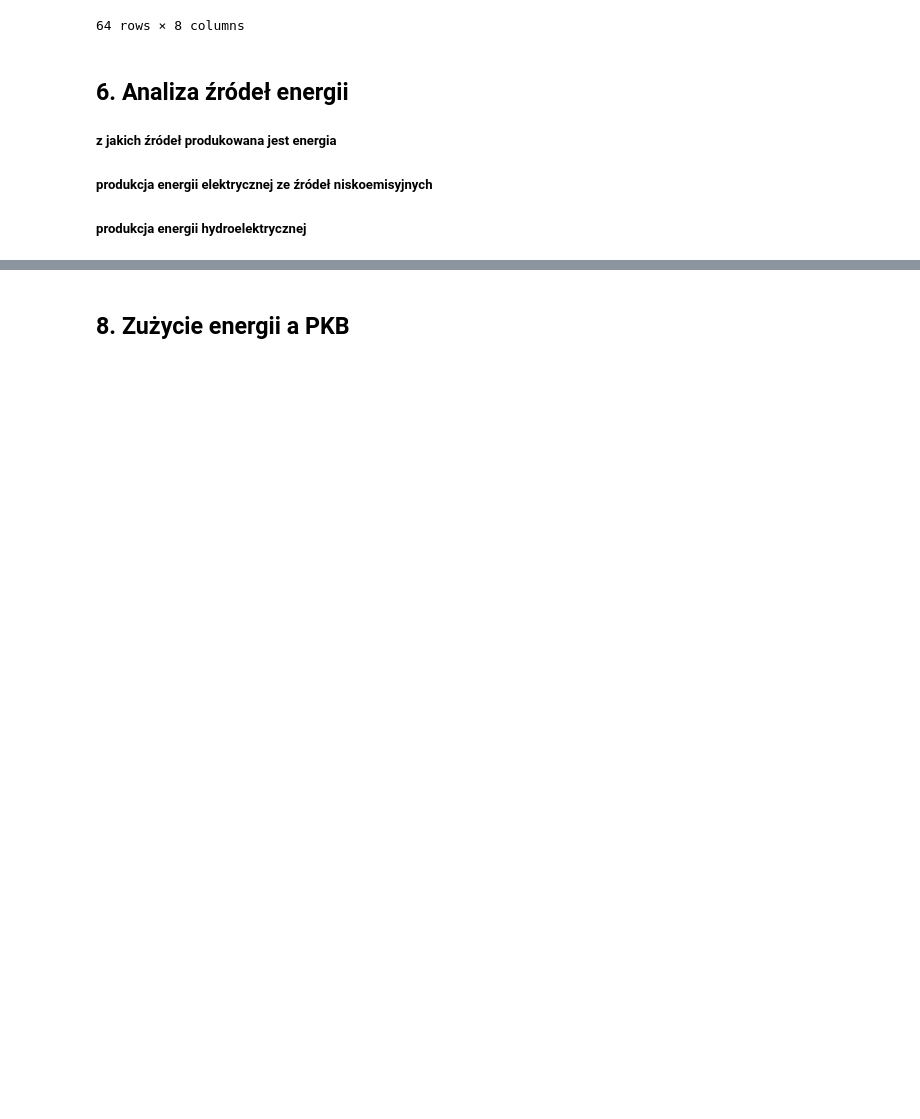
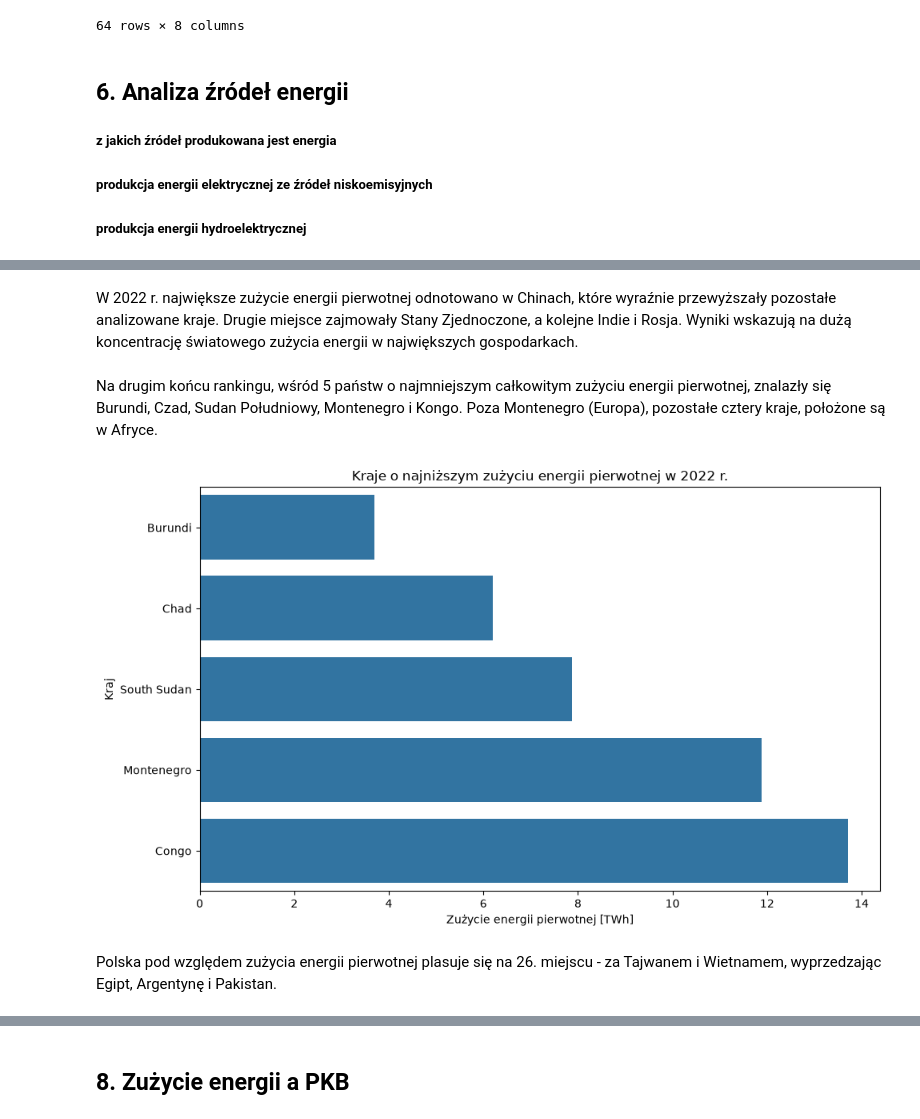
Before and after one commit to olaramota-beep/AWDP-projekt-do-oddania, a Jupyter notebook: Wstęp.ipynb, the cells around one changed output, grey strips where cells are left out. Cells and saved outputs as stored; diff of their text form; code cells hidden in the pictures; blank space fills up the shorter version.

```diff
--- a/Wstęp.ipynb
+++ b/Wstęp.ipynb
@@ -822,0 +928,35 @@ df_3.describe().T
+# %% [markdown]
+W 2022 r. największe zużycie energii pierwotnej odnotowano w Chinach, które wyraźnie przewyższały pozostałe analizowane kraje. Drugie miejsce zajmowały Stany Zjednoczone, a kolejne Indie i Rosja. Wyniki wskazują na dużą koncentrację światowego zużycia energii w największych gospodarkach.
+# %% [markdown]
+Na drugim końcu rankingu, wśród 5 państw o najmniejszym całkowitym zużyciu energii pierwotnej, znalazły się Burundi, Czad, Sudan Południowy, Montenegro i Kongo. Poza Montenegro (Europa), pozostałe cztery kraje, położone są w Afryce.
+# %%
+# ========================================================================
+#         Analiza zużycia energii pierwotnej w krajach  (BOTTOM 10)
+# ========================================================================
+
+
+# wyświetlenie BOTTOM 10 krajów pod względem zużycia energii pierwotnej w ostatnim roku dostępnych danych
+bottom5_energy = (df_2022.nsmallest(5, 'primary_energy_consumption'))
+
+# wykres słupkowy przedstawiający BOTTOM 5 krajów pod względem zużycia energii pierwotnej w ostatnim roku dostępnych danych
+
+plt.figure(figsize=(10, 6))
+
+sns.barplot(
+    data=bottom5_energy,
+    x='primary_energy_consumption',
+    y='country'
+)
+
+plt.title(
+    f'Kraje o najniższym zużyciu energii pierwotnej w {latest_year} r.'
+)
+plt.xlabel('Zużycie energii pierwotnej [TWh]')
+plt.ylabel('Kraj')
+
+plt.tight_layout()
+plt.show()
+# %% [output]
+[figure, added]
+# %% [markdown]
+Polska pod względem zużycia energii pierwotnej plasuje się na 26. miejscu - za Tajwanem i Wietnamem, wyprzedzając Egipt, Argentynę i Pakistan.
```
Also changed, not shown: parts of 43 cells of this notebook.
